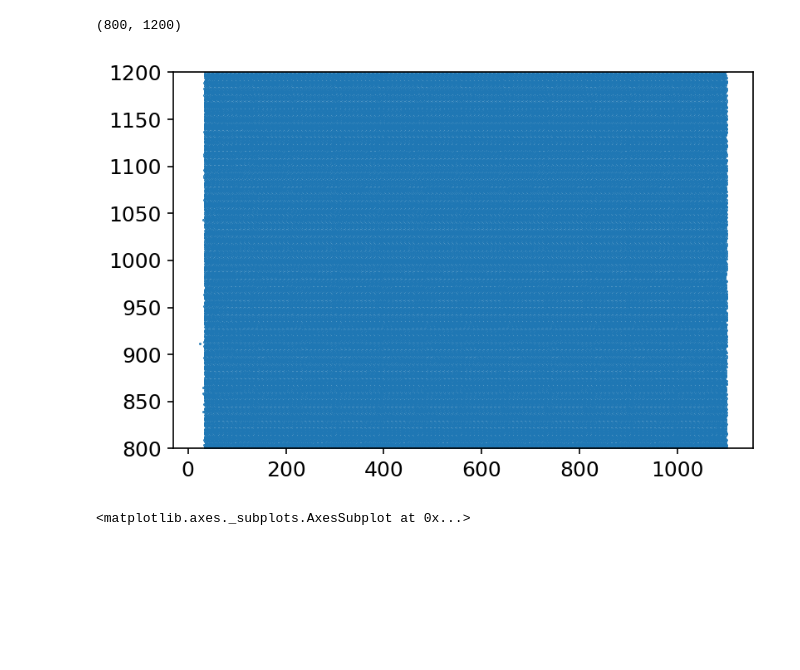
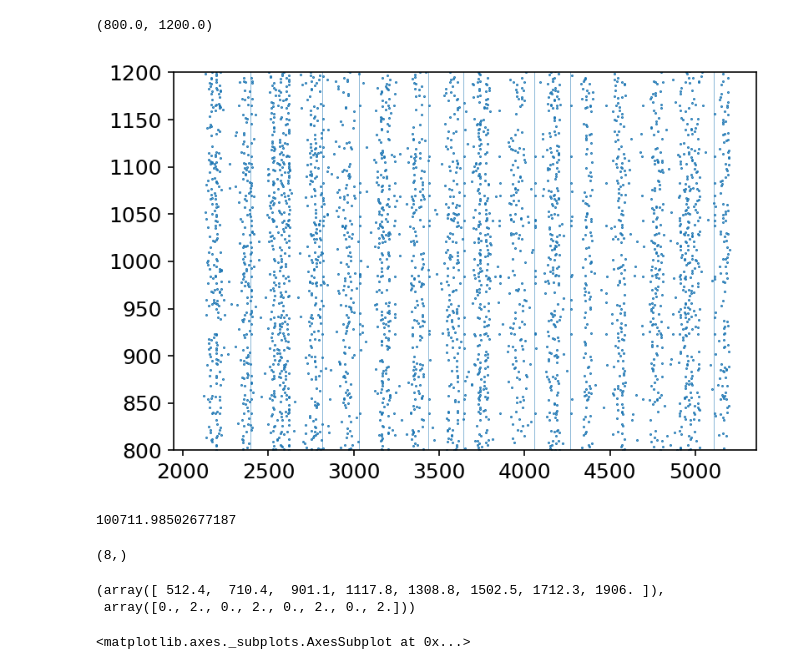
Before and after one commit to lepmik/causal-optogenetics-paper-data, a Jupyter notebook: notebooks/NEST-network-psc-eval.ipynb, the cells around one changed output. Drawn from its saved outputs; the diff is of its cells as text; code cells hidden in the pictures; blank space fills up the shorter version.

```diff
--- a/notebooks/NEST-network-psc-eval.ipynb
+++ b/notebooks/NEST-network-psc-eval.ipynb
@@ -40,7 +41,9 @@ plt.rcParams.update({
 # path = pathlib.Path('../results/')
 # path = pathlib.Path('/media/storage_ssd/causal_opto_data/results_0/')
 # path = pathlib.Path('/media/storage_hdd3T/causal_opto_data/container_results_branch_osc_poisson/results_0/')
-path = pathlib.Path('../test_strong_results/')
+# path = pathlib.Path('../test_strong_results/')
+# path = pathlib.Path('/media/storage_hdd3T/causal_opto_data/stim_osc_const_100_a10/results_0')
+path = pathlib.Path('/media/storage_hdd3T/causal_opto_data/stim_osc_poisson_-1_const_100_a10/results_0')
 # %%
 spikes_ex, spikes_in = [], []
 for f in path.iterdir():
@@ -72,14 +77,14 @@ stim_nodes = list(stim_data['stim_amps'].keys())
 # %%
-t1, t2 = 0, 1100
+t1, t2 = 2100, 5200
 
 mask = (spikes_ex.times >= t1) & (spikes_ex.times <= t2)
 mask_s = (stim_times >= t1) & (stim_times <= t2)
 
 plt.scatter(spikes_ex.times[mask], spikes_ex.sender[mask], s=.2)
 # plt.xlim(590,640)
 for s, d in zip(stim_times[mask_s], stim_durations[mask_s]):
     plt.axvspan(s, s+d, alpha=.5)
 plt.ylim(800, 1200)
 # %% [output]
-(800, 1200)
+(800.0, 1200.0)
-[figure, old version]
+[figure, new version]
@@ -85,0 +95,8 @@ plt.ylim(800, 1200)
+# %%
+np.random.uniform(0, 20, 10000).sum()
+# %% [output]
+100711.98502677187
+# %%
+rate_times.shape
+# %% [output]
+(8,)
@@ -85,0 +106,5 @@ plt.ylim(800, 1200)
+# %%
+rate_times, rate_values
+# %% [output]
+(array([ 512.4,  710.4,  901.1, 1117.8, 1308.8, 1502.5, 1712.3, 1906. ]),
+ array([0., 2., 0., 2., 0., 2., 0., 2.]))
```
Also changed, not shown: parts of 6 cells of this notebook, 4 other files.
